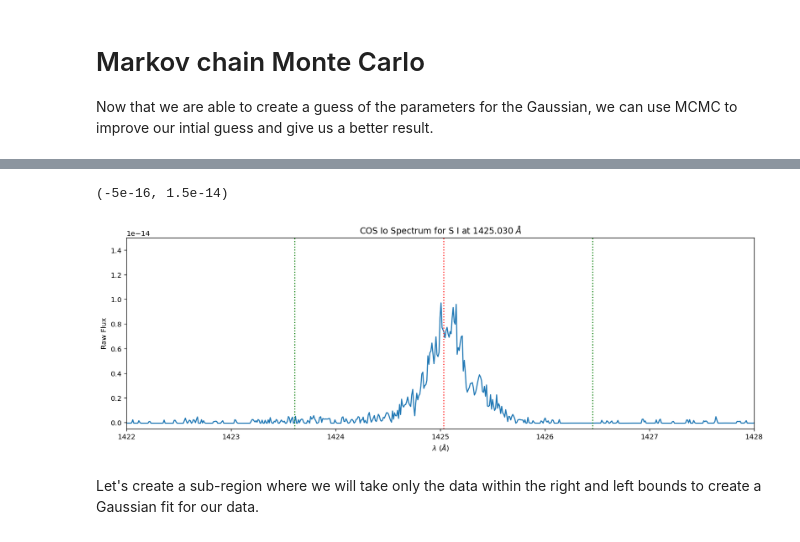
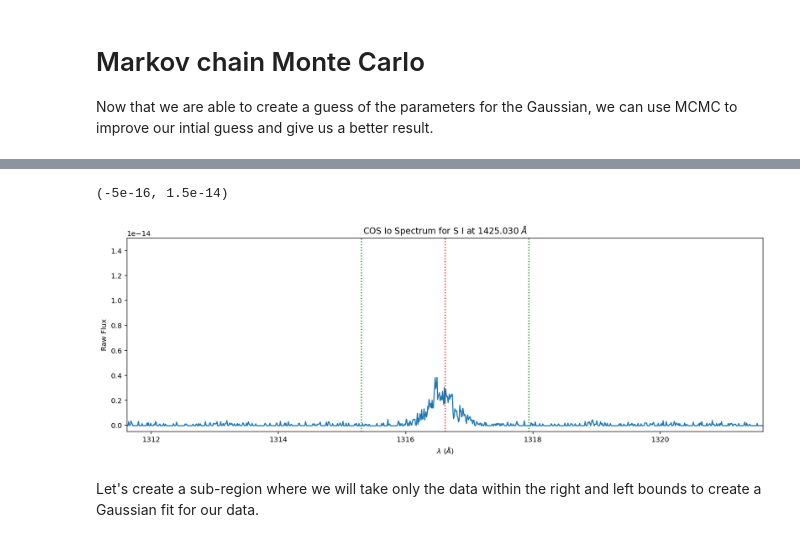
Before and after one commit to 18ganesha/io_brightness, a Jupyter notebook: notebooks/03_MCMC_with_Gaussian_fit.ipynb, the cells around one changed output, grey strips where cells are left out. Cells and saved outputs as stored; diff of their text form; code cells hidden in the pictures.

```diff
--- a/notebooks/03_MCMC_with_Gaussian_fit.ipynb
+++ b/notebooks/03_MCMC_with_Gaussian_fit.ipynb
@@ -35,20 +49,20 @@ for xc in df_wavelength:
 # %%
-line = 1425.030
+line = 1316.618
 left_bound = 0.999*line
 right_bound = 1.001*line
 plt.figure(figsize=(16, 5))
 plt.plot(evt_data['WAVELENGTH'].T, evt_data['FLUX'].T) #make it columns instead of rows bc otherwise will be a blank plot
 plt.xlabel('$\lambda$ ($\AA$)');
 plt.ylabel('Raw Flux')
 plt.title("COS Io Spectrum for S I at 1425.030 $\AA$")
 plt.axvline(line, color = 'red', linestyle = 'dotted')
 plt.axvline(left_bound, color = 'green', linestyle = 'dotted')
 plt.axvline(right_bound, color = 'green', linestyle = 'dotted')
-plt.xlim(1422,1428)
+plt.xlim(line-5,line+5)
 plt.ylim(-0.005*10**-13,0.15*10**-13)
 # %% [output]
 (-5e-16, 1.5e-14)
-[figure, old version]
+[figure, new version]
 # %% [markdown]
 Let's create a sub-region where we will take only the data within the right and left bounds to create a Gaussian fit for our data.
 # %%
```
Also changed, not shown: parts of 9 cells of this notebook, 4 other files.
